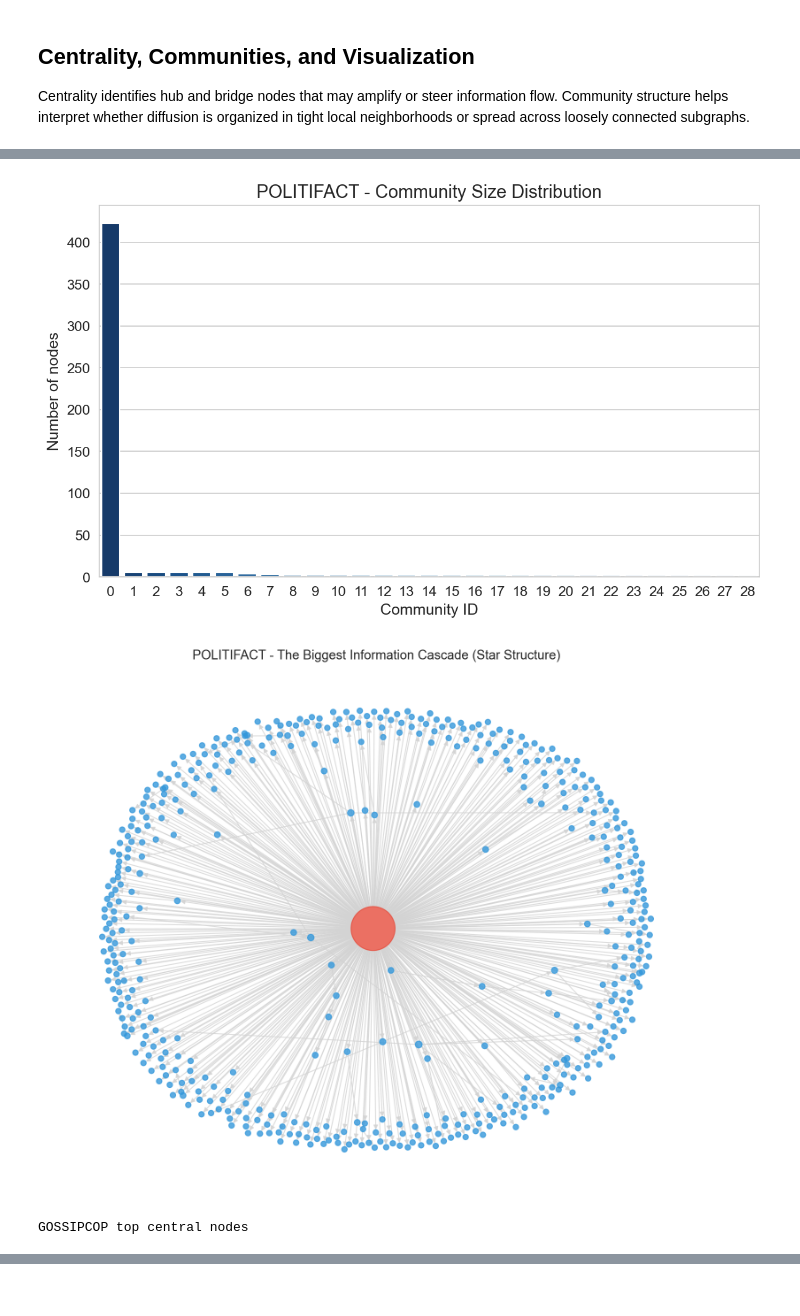
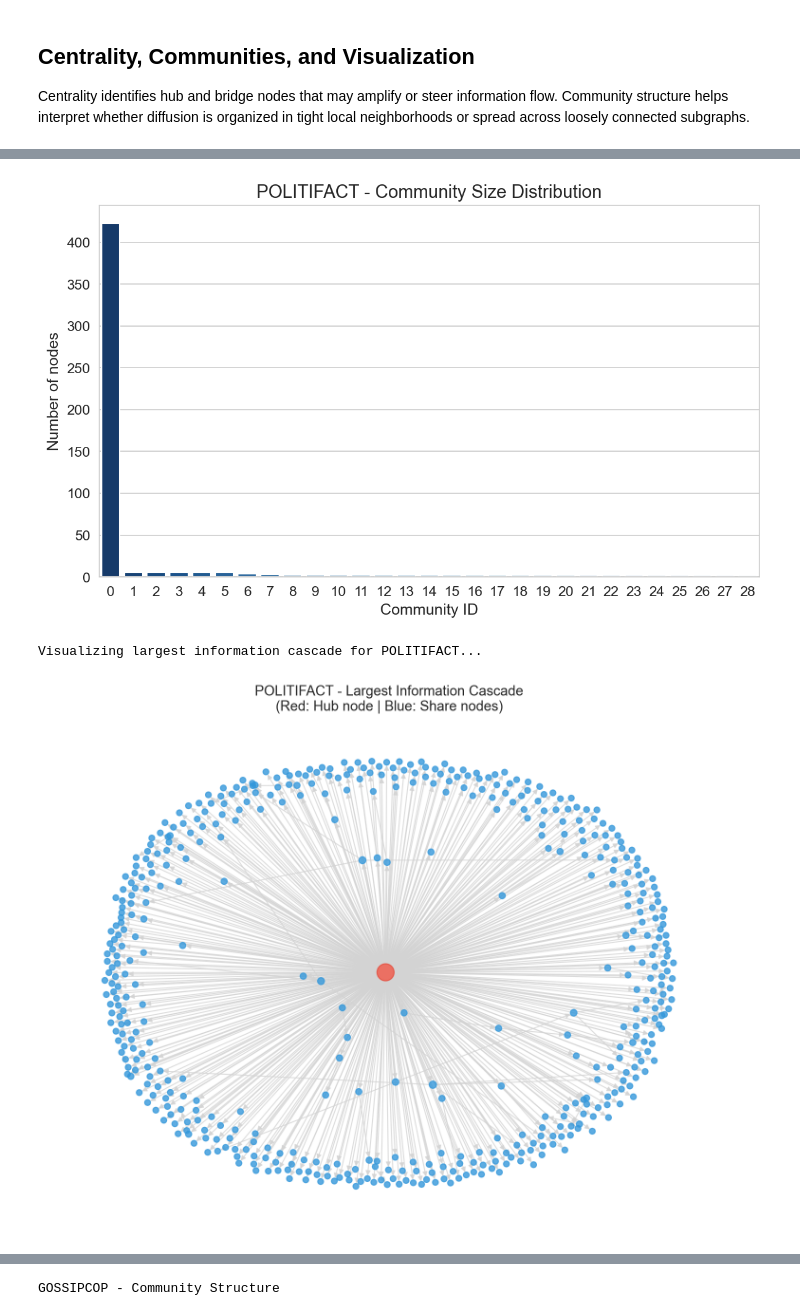
Before and after one commit to gnuhmp/Hybrid-Diffusion-Fake-Detection, a Jupyter notebook: notebooks/02_diffusion_analysis.ipynb, the cells around one changed output, grey strips where cells are left out. Saved outputs shown, nothing was run; the diff lists cells and outputs as text; code cells hidden in the pictures.

Commit message:
docs(notebooks): update diffusion and error analysis layouts

```diff
--- a/notebooks/02_diffusion_analysis.ipynb
+++ b/notebooks/02_diffusion_analysis.ipynb
@@ -5,6 +5,7 @@ This notebook studies the propagation graphs behind the fake-news datasets. It i
 # %%
 import os
 import sys
+import gc
 from pathlib import Path
 
 import numpy as np
@@ -40,7 +41,7 @@ def load_graph_data(dataset: str, raw_dir: str = '../data/raw') -> tuple[pd.Data
         raise FileNotFoundError(f'Edge list not found: {edge_path}')
 
     if edge_path.stat().st_size > 0:
-        edges = pd.read_csv(edge_path, header=None, names=['src', 'dst'])
+        edges = pd.read_csv(edge_path, header=None, names=['src', 'dst'], dtype={'src': 'int32', 'dst': 'int32'})
     else:
         edges = pd.DataFrame(columns=['src', 'dst'])
 
@@ -191,24 +200,41 @@ Edges: 308,798
 
 Centrality identifies hub and bridge nodes that may amplify or steer information flow. Community structure helps interpret whether diffusion is organized in tight local neighborhoods or spread across loosely connected subgraphs.
 # %%
-centrality_rows = []
-community_rows = []
+all_centrality_rows = []
+all_community_rows = []
 
-for dataset, graph in graph_cache.items():
+# Process each dataset separately
+for dataset in datasets:
+    print(f'\n{"="*60}')
+    print(f'Processing {dataset.upper()} - Centrality & Community Analysis')
+    print(f'{"="*60}')
+
+    # Load graph
+    edges, graph_labels, node_graph_id, graph_index = load_graph_data(dataset)
+    graph = build_graph(edges, directed=True)
+
+    # Calculate centralities
+    print(f'Computing centrality measures for {dataset.upper()}...')
     centralities = centrality_table(graph)
     centralities.insert(0, 'dataset', dataset)
-    centrality_rows.append(centralities.head(10))
+    all_centrality_rows.append(centralities.head(10))
 
+    # Calculate communities
+    print(f'Computing community structure for {dataset.upper()}...')
     communities, community_df = community_table(graph)
     community_df.insert(0, 'dataset', dataset)
-    community_rows.append(community_df)
+    all_community_rows.append(community_df)
 
+    # Display centrality results
     top_nodes = centralities.head(10)[['node', 'degree', 'degree_centrality', 'betweenness_centrality', 'closeness_centrality', 'eigenvector_centrality']]
-    print(f'\n{dataset.upper()} top central nodes')
+    print(f'\n{dataset.upper()} - Top 10 Central Nodes')
     display(top_nodes.round(5))
+
+    # Display community results
+    print(f'\n{dataset.upper()} - Community Structure')
     display(community_df.round(4))
 
-    # 1. Vẽ Community Size
+    # Visualize community size distribution
     fig, ax = plt.subplots(figsize=(8, 5))
     sns.barplot(data=community_df, x='community_id', y='size', palette='Blues_r', ax=ax)
     ax.set_title(f'{dataset.upper()} - Community Size Distribution')
@@ -217,38 +243,53 @@ for dataset, graph in graph_cache.items():
     plt.tight_layout()
     plt.show()
 
-    # ==========================================
-    # 2. VẼ CẤU TRÚC ĐỒ THỊ (ĐÃ FIX)
-    # ==========================================
-    # Tìm "vụ tin đồn" lớn nhất (Connected Component to nhất)
+    # Visualize largest cascade structure in the network
+    print(f'Visualizing largest information cascade for {dataset.upper()}...')
     undirected_G = graph.to_undirected()
     largest_cc = max(nx.connected_components(undirected_G), key=len)
     biggest_cascade = graph.subgraph(largest_cc)
 
-    plt.figure(figsize=(10, 8))
-    # Thuật toán Spring tạo lực đẩy vật lý giúp đồ thị xòe ra như pháo hoa
-    pos = nx.spring_layout(biggest_cascade, k=0.15, iterations=50, seed=42)
+    fig, ax = plt.subplots(figsize=(10, 8))
+    # Spring layout uses physics-inspired forces to spread nodes apart
+    pos = nx.spring_layout(biggest_cascade, k=0.15, iterations=50, seed=RANDOM_STATE)
 
-    # Highlight: Node gốc (Kẻ phát tán) màu Đỏ to nhất, các node chia sẻ màu Xanh
+    # Highlight the highest-degree node (information source/hub) in red
+    # Other nodes (shares/reactions) are shown in blue
     degrees = dict(biggest_cascade.degree())
     root_node = max(degrees, key=degrees.get)
 
     node_colors = ['#e74c3c' if node == root_node else '#3498db' for node in biggest_cascade.nodes()]
-    node_sizes = [degrees[n] * 5 + 30 for n in biggest_cascade.nodes()]
+    node_sizes = [min(degrees[n] * 5 + 30, 300) for n in biggest_cascade.nodes()]
 
     nx.draw(biggest_cascade, pos,
             node_size=node_sizes,
             node_color=node_colors,
             edge_color='lightgray',
             alpha=0.8,
-            with_labels=False)
+            with_labels=False,
+            ax=ax)
 
-    plt.title(f'{dataset.upper()} - The Biggest Information Cascade (Star Structure)')
+    ax.set_title(f'{dataset.upper()} - Largest Information Cascade\n(Red: Hub node | Blue: Share nodes)')
+    plt.tight_layout()
     plt.show()
 
-centrality_df = pd.concat(centrality_rows, ignore_index=True)
-community_df = pd.concat(community_rows, ignore_index=True)
+    # Clean up before next iteration
+    del edges, graph_labels, node_graph_id, graph_index, graph, undirected_G, largest_cc, biggest_cascade
+    del centralities, communities, community_df, top_nodes, degrees, root_node, node_colors, node_sizes, pos, ax, fig
+    gc.collect()
+    print(f'Cleaned up {dataset.upper()} from memory')
 
+# Combine results from all datasets
+centrality_df = pd.concat(all_centrality_rows, ignore_index=True)
+community_df = pd.concat(all_community_rows, ignore_index=True)
+
+print('\n' + '='*60)
+print('COMBINED RESULTS - All Datasets')
+print('='*60)
+
+print('\nOverall Centrality Summary (Top nodes from each dataset)')
 display(centrality_df.round(5))
+
+print('\nOverall Community Summary (All datasets)')
 display(community_df.round(4))
 # %% [output]
@@ -287,3 +335,3 @@ Passing `palette` without assigning `hue` is deprecated and will be removed in v
 [figure]
+Visualizing largest information cascade for POLITIFACT...
-[figure, old version]
+[figure, new version]
-GOSSIPCOP top central nodes
@@ -298,6 +355,7 @@ GOSSIPCOP top central nodes
 | 20450 | 20450 | 174 | 0.00055 | 0.00000 | 0.00056 | 0.04419 |
 | 311649 | 311649 | 173 | 0.00055 | 0.00000 | 0.00055 | 0.03500 |
 | 158644 | 158644 | 173 | 0.00055 | 0.00000 | 0.00055 | 0.03598 |
+GOSSIPCOP - Community Structure
 |  | dataset | community_id | size |
 | 0 | gossipcop | 0 | 95 |
 | 1 | gossipcop | 1 | 58 |
```
Also changed, not shown: parts of 3 cells of this notebook, 2 other files.
